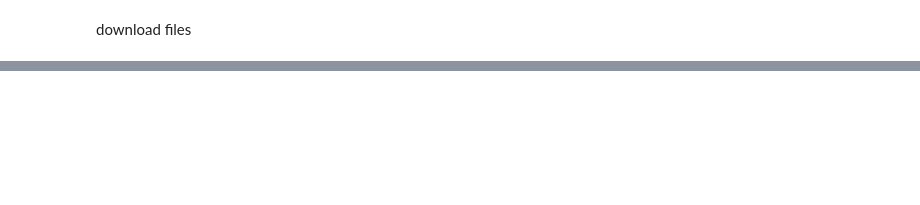
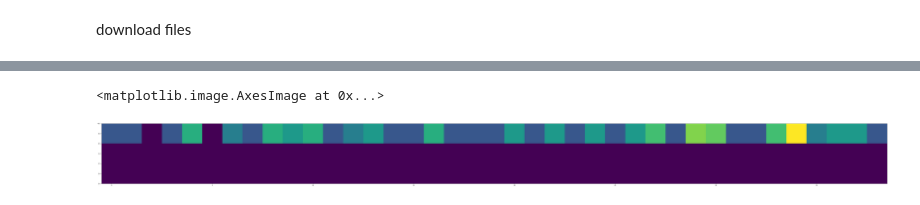
Before and after one commit to wuweitan/data-infrastructure, a Jupyter notebook: examples/Obtain experiment details from ENCODE.ipynb, the cells around one changed output, grey strips where cells are left out. Cells and saved outputs as stored; diff of their text form; code cells hidden in the pictures; blank space fills up the shorter version.

```diff
--- a/examples/Obtain experiment details from ENCODE.ipynb
+++ b/examples/Obtain experiment details from ENCODE.ipynb
@@ -74,0 +146,12 @@ ax.imshow(np.log(data_availability_summary + 1))
+# %%
+data_availability_summary = np.zeros((len(unique_cellline_list), len(unique_sequencing_method_list)))
+for experiment_i in experiment_list:
+    if(('biobiosample_summary' in list(experiment_summary[experiment_i].keys())) & ('assay_title' in list(experiment_summary[experiment_i].keys())) & ('assembly' in list(experiment_summary[experiment_i].keys()))):
+        index0 = np.where(experiment_summary[experiment_i]['biobiosample_summary'].split(' ')[0] == unique_cellline_list)[0][0]
+        index1 = np.where(experiment_summary[experiment_i]['assay_title'] == unique_sequencing_method_list)[0][0]
+        data_availability_summary[index0, index1] = data_availability_summary[index0, index1] + 1
+fig, ax = plt.subplots(figsize=(100, 20))
+ax.imshow(np.log(data_availability_summary + 1).T)
+# %% [output]
+<matplotlib.image.AxesImage at 0x...>
+[figure, added]
```
Also changed, not shown: parts of 18 cells of this notebook, 4 other files.
